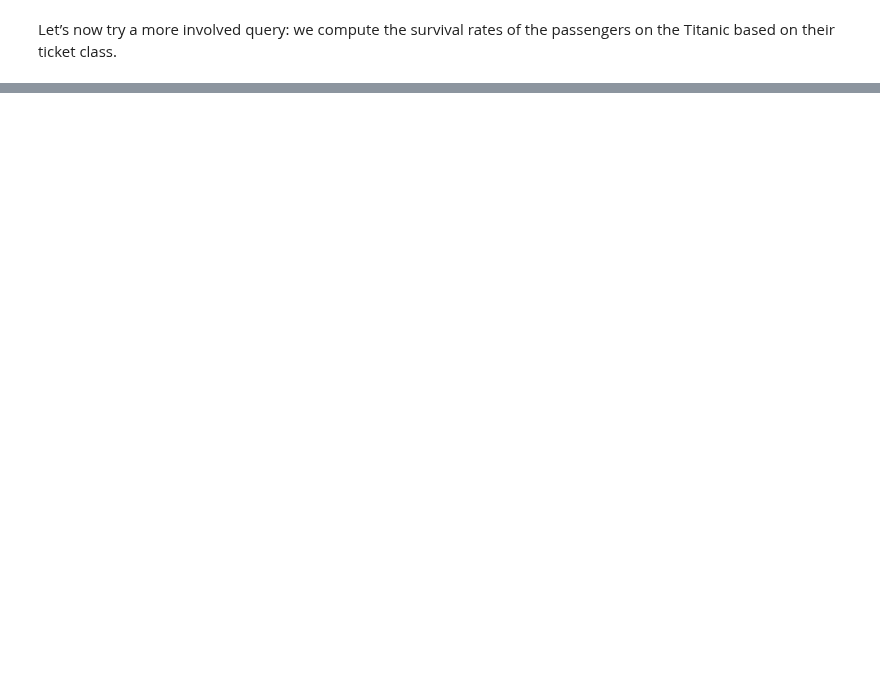
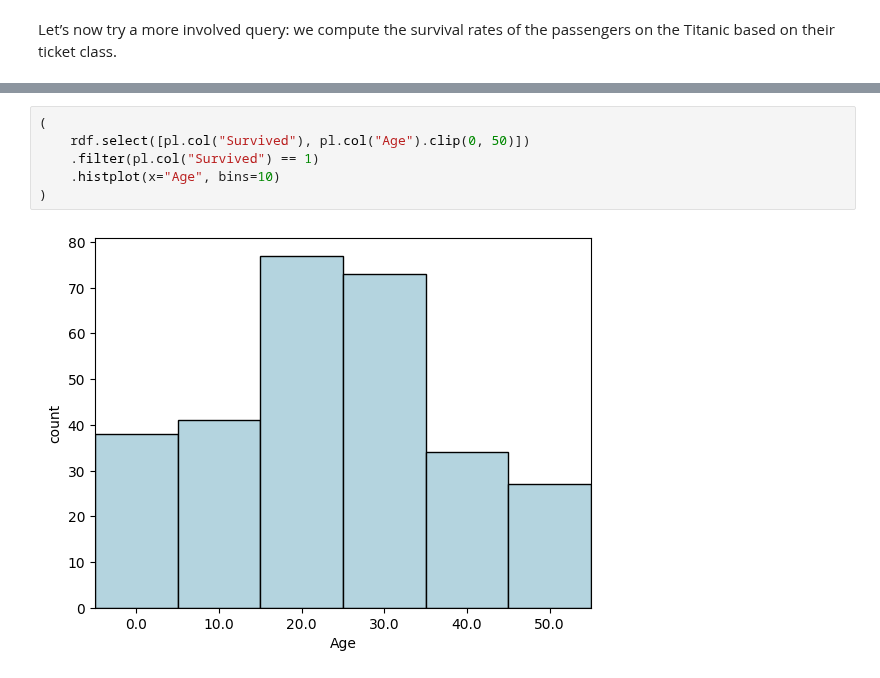
Before and after one commit to mithril-security/bastionlab, a Jupyter notebook: docs/docs/quick-tour/quick-tour.ipynb, the cells around one changed output, grey strips where cells are left out. Saved outputs shown, nothing was run; the diff lists cells and outputs as text; blank space fills up the shorter version.

```diff
--- a/docs/docs/quick-tour/quick-tour.ipynb
+++ b/docs/docs/quick-tour/quick-tour.ipynb
@@ -221,0 +282,8 @@ rdf.curveplot(col_x="Age", col_y="Survived", bins=10)
+# %%
+(
+    rdf.select([pl.col("Survived"), pl.col("Age").clip(0, 50)])
+    .filter(pl.col("Survived") == 1)
+    .histplot(x="Age", bins=10)
+)
+# %% [output]
+[figure, added]
```
Also changed, not shown: parts of 76 cells of this notebook.
